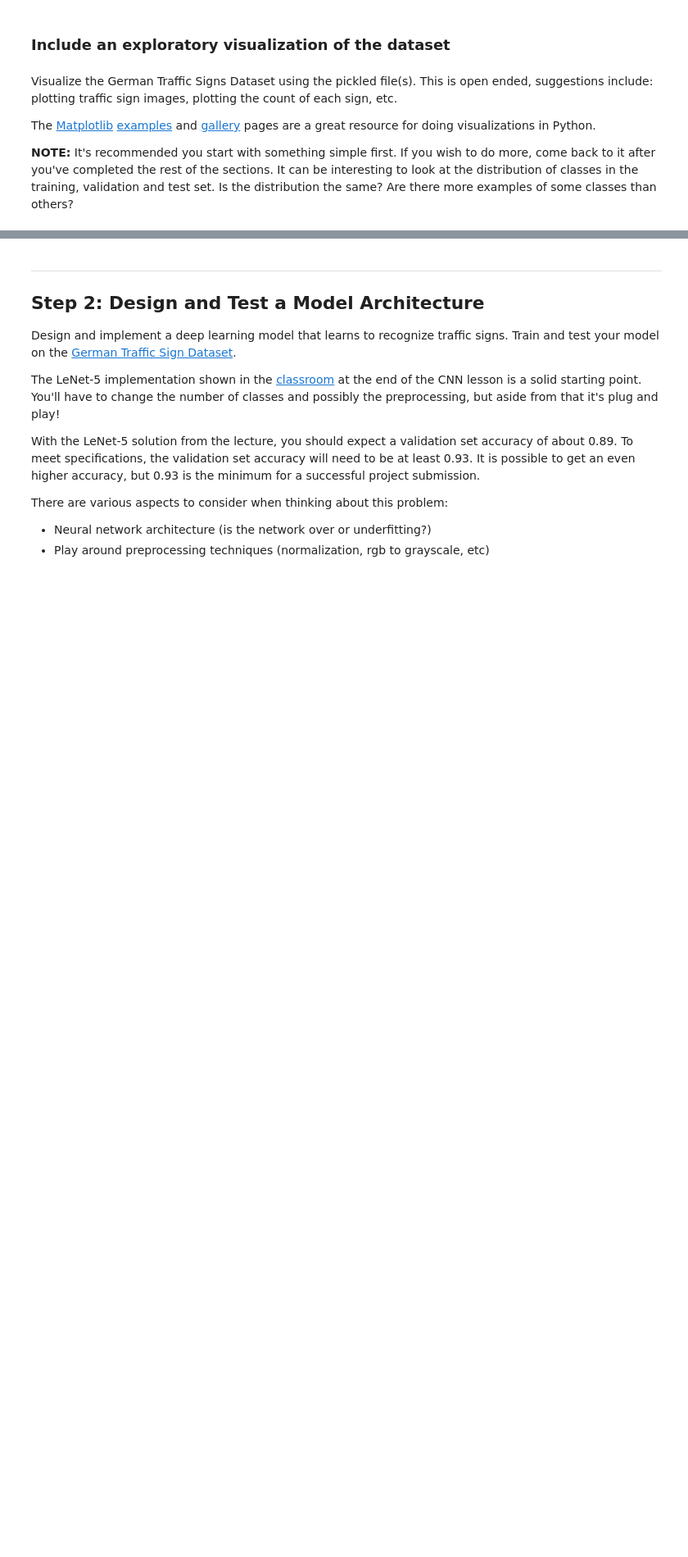
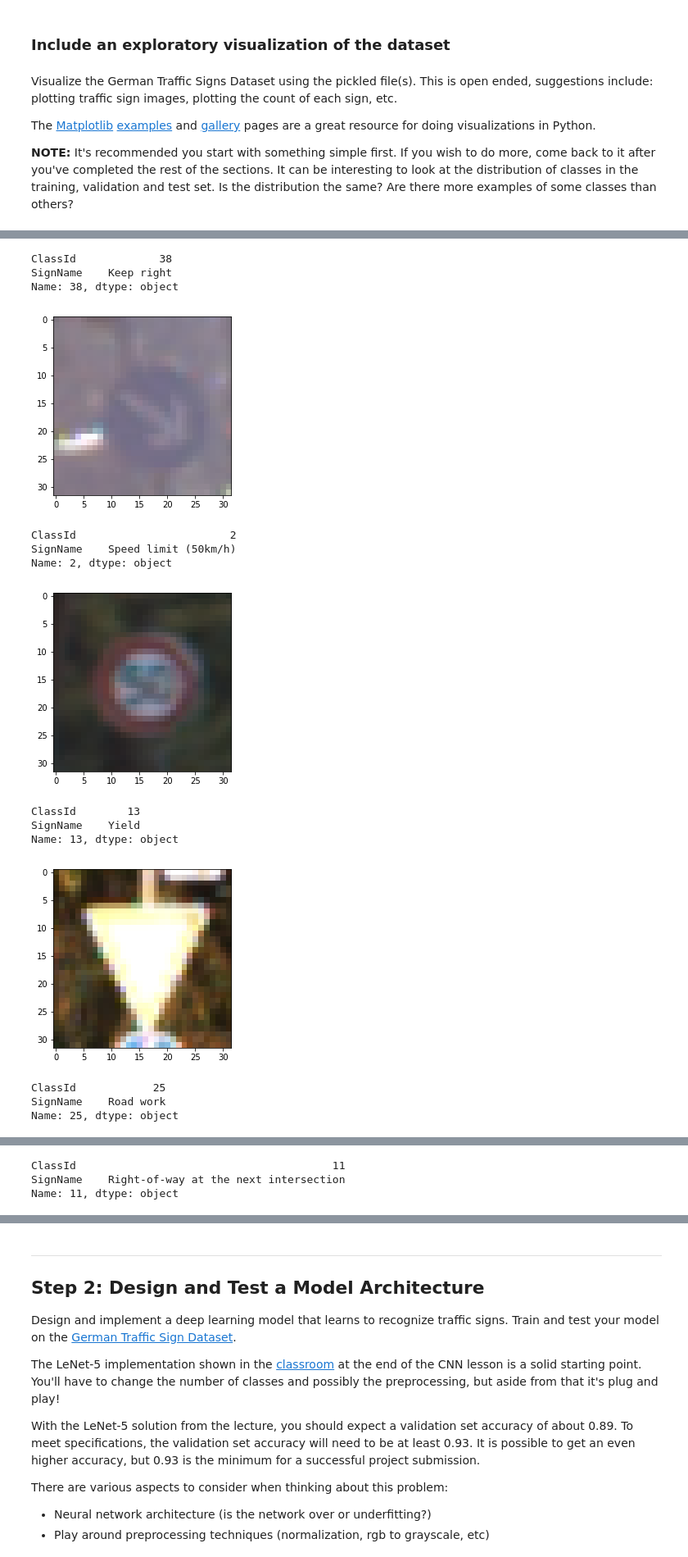
Before and after one commit to aneesh-joshi/Traffic_Signs_Classifier, a Jupyter notebook: Traffic_Sign_Classifier.ipynb, the cells around one changed output, grey strips where cells are left out. Shown at 82% size. Saved outputs shown, nothing was run; the diff lists cells and outputs as text; code cells hidden in the pictures; blank space fills up the shorter version.

```diff
--- a/Traffic_Sign_Classifier.ipynb
+++ b/Traffic_Sign_Classifier.ipynb
@@ -106,0 +106,27 @@ plt.show()
+# %%
+check_box = np.zeros((43))
+# display_bins =
+for i, img in enumerate(X_train):
+    if check_box[y_train[i]] == 0:
+        print(signnames.iloc[y_train[i]])
+        plt.imshow(img)
+        plt.show()
+        check_box[y_train[i]] = 1
+    if(np.sum(check_box) == 43):
+        break
+# %% [output]
+ClassId             38
+SignName    Keep right
+Name: 38, dtype: object
+[figure, added]
+ClassId                        2
+SignName    Speed limit (50km/h)
+Name: 2, dtype: object
+[figure, added]
+ClassId        13
+SignName    Yield
+Name: 13, dtype: object
+[figure, added]
+ClassId            25
+SignName    Road work
+Name: 25, dtype: object
@@ -106,0 +134,3 @@ plt.show()
+ClassId                                        11
+SignName    Right-of-way at the next intersection
+Name: 11, dtype: object
```
Also changed, not shown: parts of 44 cells of this notebook, 19 other files.
